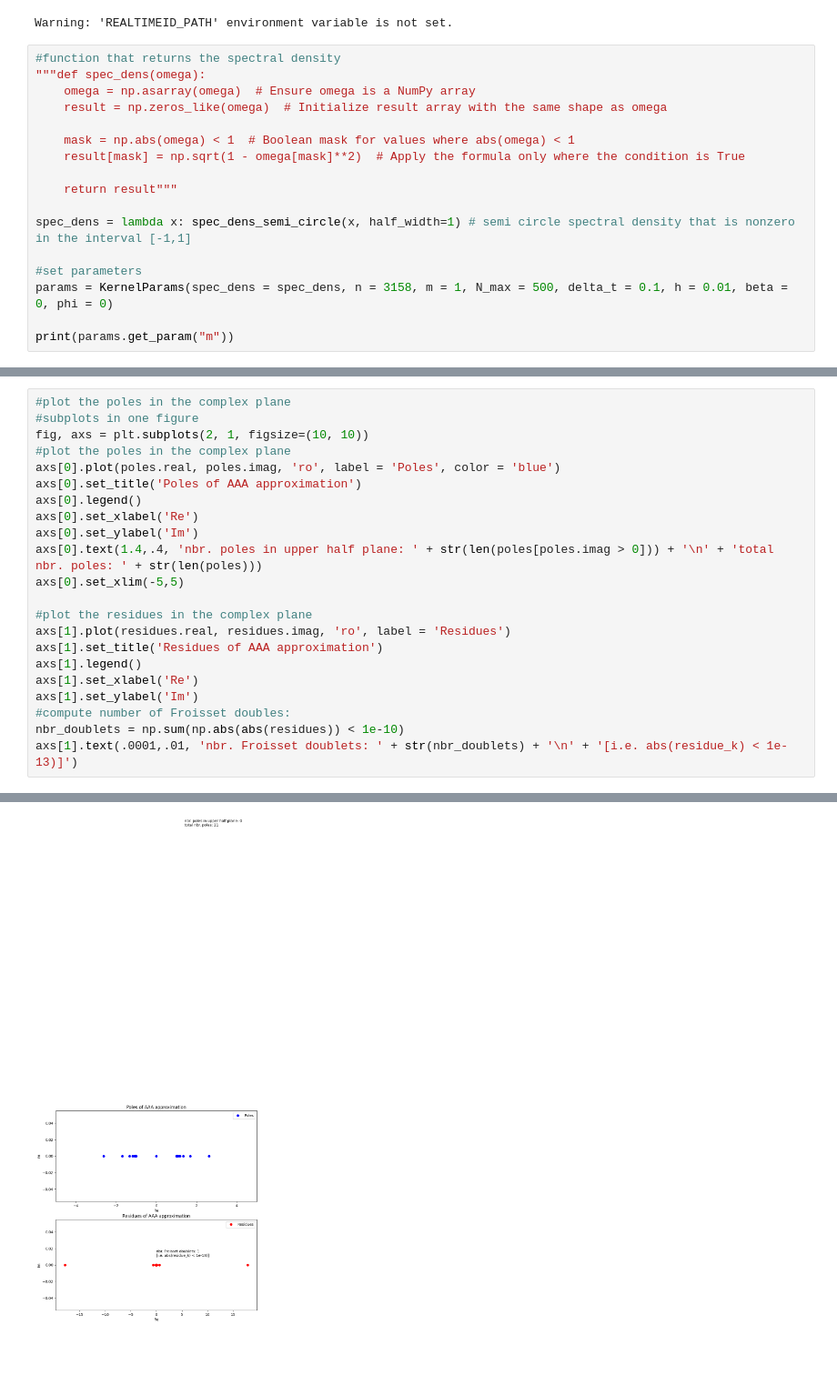
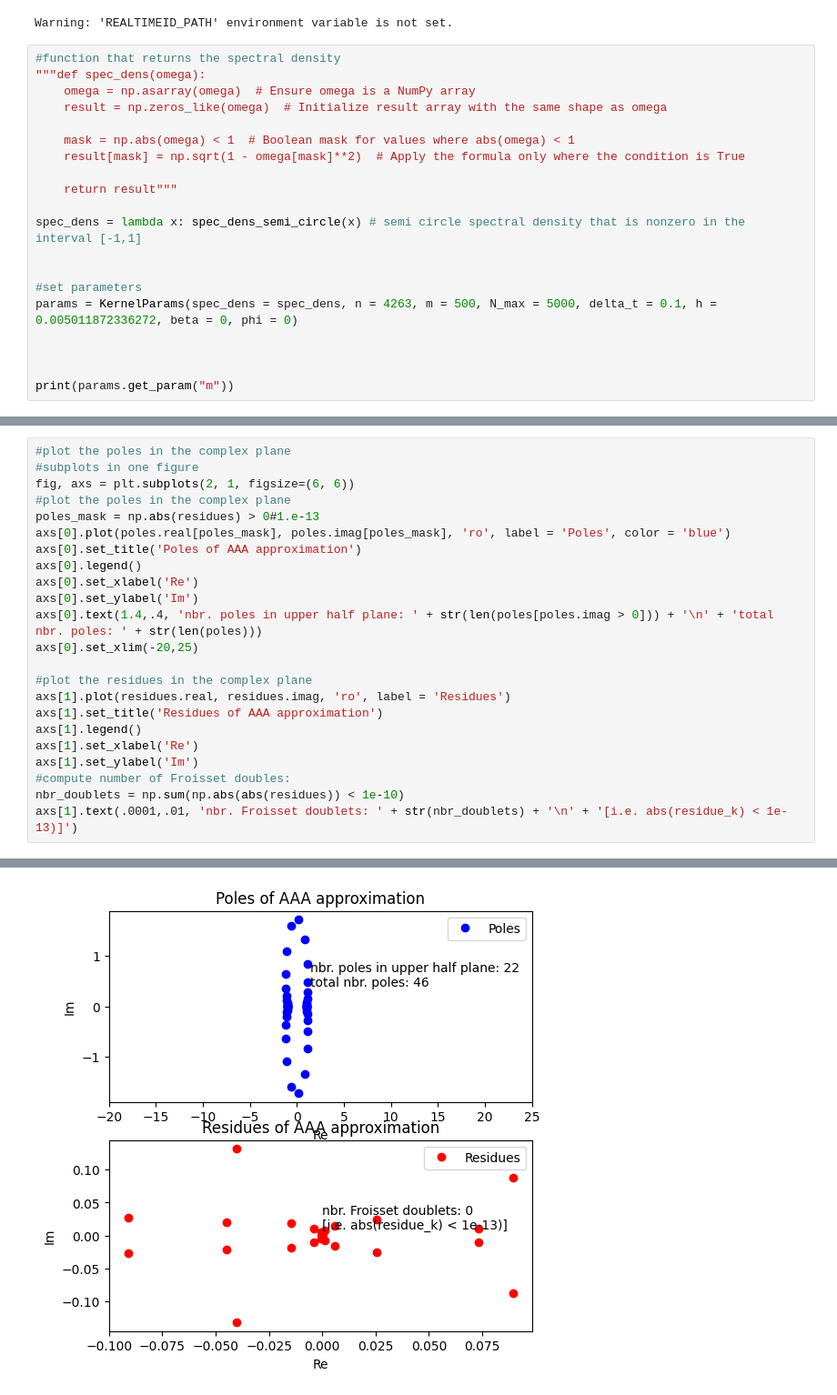
Before and after one commit to jthoenniss/RealTimeID, a Jupyter notebook: notebooks/aaa.ipynb, the cells around one changed output, grey strips where cells are left out. Shown at 91% size. Cells and saved outputs as stored; diff of their text form; blank space fills up the shorter version.

Commit message:
ready to play with semi circular spectral density

```diff
--- a/notebooks/aaa.ipynb
+++ b/notebooks/aaa.ipynb
@@ -25,10 +25,13 @@ Warning: 'REALTIMEID_PATH' environment variable is not set.
 
     return result"""
 
-spec_dens = lambda x: spec_dens_semi_circle(x, half_width=1) # semi circle spectral density that is nonzero in the interval [-1,1]
+spec_dens = lambda x: spec_dens_semi_circle(x) # semi circle spectral density that is nonzero in the interval [-1,1]
+
 
 #set parameters
-params = KernelParams(spec_dens = spec_dens, n = 3158, m = 1, N_max = 500, delta_t = 0.1, h = 0.01, beta = 0, phi = 0)
+params = KernelParams(spec_dens = spec_dens, n = 4263, m = 500, N_max = 5000, delta_t = 0.1, h = 0.005011872336272, beta = 0, phi = 0)
+
+
 
 print(params.get_param("m"))
 # %% [output]
@@ -103,15 +136,16 @@ Text(0, 0.5, 'Spectral Density')
 # %%
 #plot the poles in the complex plane
 #subplots in one figure
-fig, axs = plt.subplots(2, 1, figsize=(10, 10))
+fig, axs = plt.subplots(2, 1, figsize=(6, 6))
 #plot the poles in the complex plane
-axs[0].plot(poles.real, poles.imag, 'ro', label = 'Poles', color = 'blue')
+poles_mask = np.abs(residues) > 0#1.e-13
+axs[0].plot(poles.real[poles_mask], poles.imag[poles_mask], 'ro', label = 'Poles', color = 'blue')
 axs[0].set_title('Poles of AAA approximation')
 axs[0].legend()
 axs[0].set_xlabel('Re')
 axs[0].set_ylabel('Im')
 axs[0].text(1.4,.4, 'nbr. poles in upper half plane: ' + str(len(poles[poles.imag > 0])) + '\n' + 'total nbr. poles: ' + str(len(poles)))
-axs[0].set_xlim(-5,5)
+axs[0].set_xlim(-20,25)
 
 #plot the residues in the complex plane
 axs[1].plot(residues.real, residues.imag, 'ro', label = 'Residues')
@@ -127,4 +161,4 @@ Text(0.0001, 0.01, 'nbr. Froisset doublets: 1\n[i.e. abs(residue_k) < 1e-13)]')
-[figure, old version]
+[figure, new version]
 # %%
 #check that sum over residues divided by poles gives r(z)
 
```
Also changed, not shown: parts of 8 cells of this notebook.
